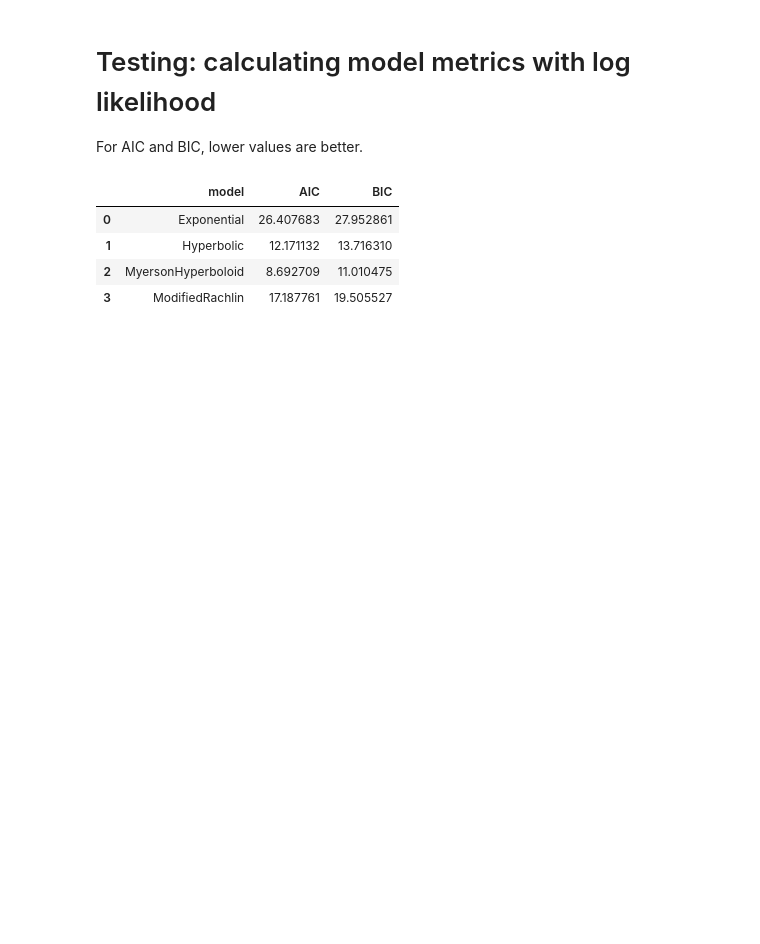
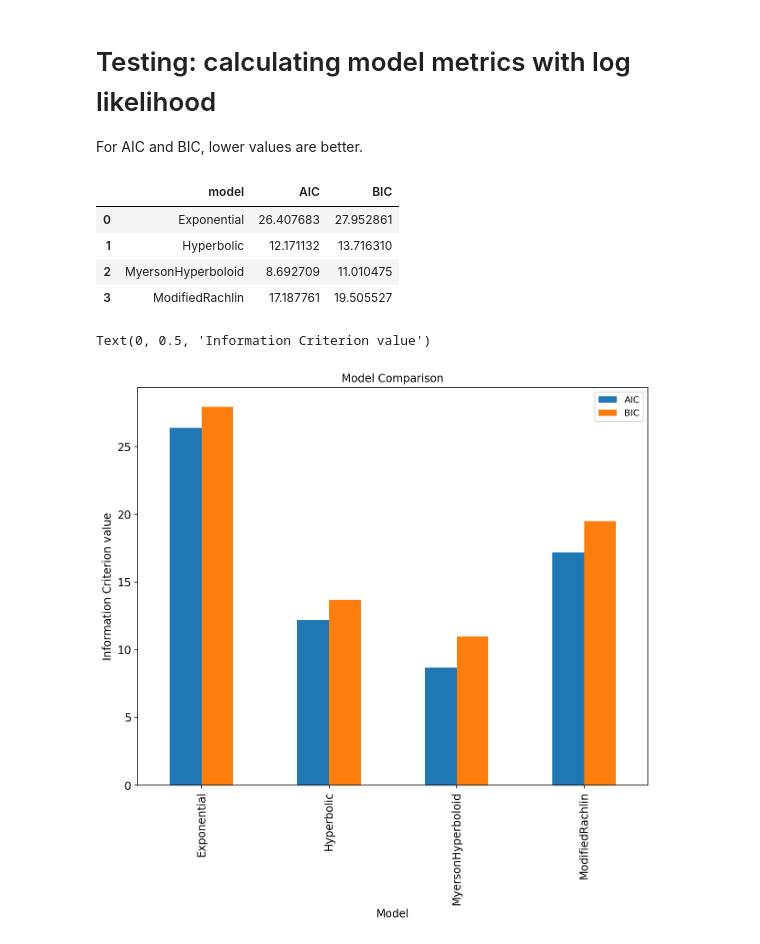
Before and after one commit to drbenvincent/darc_toolbox, a Jupyter notebook: dev/multiple model fitting.ipynb, the cells around one changed output. Drawn from its saved outputs; the diff is of its cells as text; code cells hidden in the pictures; blank space fills up the shorter version.

Commit message:
#57 notebook now plots model comparison metrics

```diff
--- a/dev/multiple model fitting.ipynb
+++ b/dev/multiple model fitting.ipynb
@@ -183,3 +183,16 @@ model_comparison
 | 1 | Hyperbolic | 12.171132 | 13.716310 |
 | 2 | MyersonHyperboloid | 8.692709 | 11.010475 |
 | 3 | ModifiedRachlin | 17.187761 | 19.505527 |
+# %%
+ax = model_comparison[['AIC','BIC']].plot(kind='bar',
+                                          title ="Model Comparison",
+                                          figsize=(10, 8),
+                                          legend=True,
+                                          fontsize=12)
+
+ax.set_xticklabels(model_comparison['model'])
+ax.set_xlabel("Model", fontsize=12)
+ax.set_ylabel("Information Criterion value", fontsize=12)
+# %% [output]
+Text(0, 0.5, 'Information Criterion value')
+[figure, added]
```
